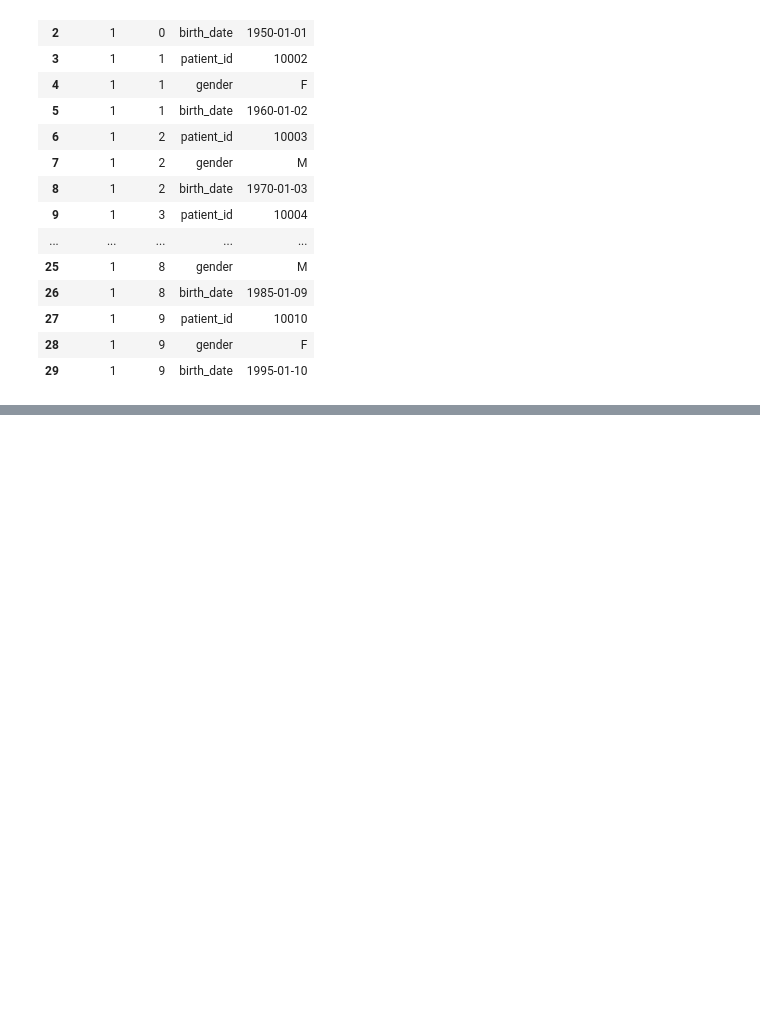
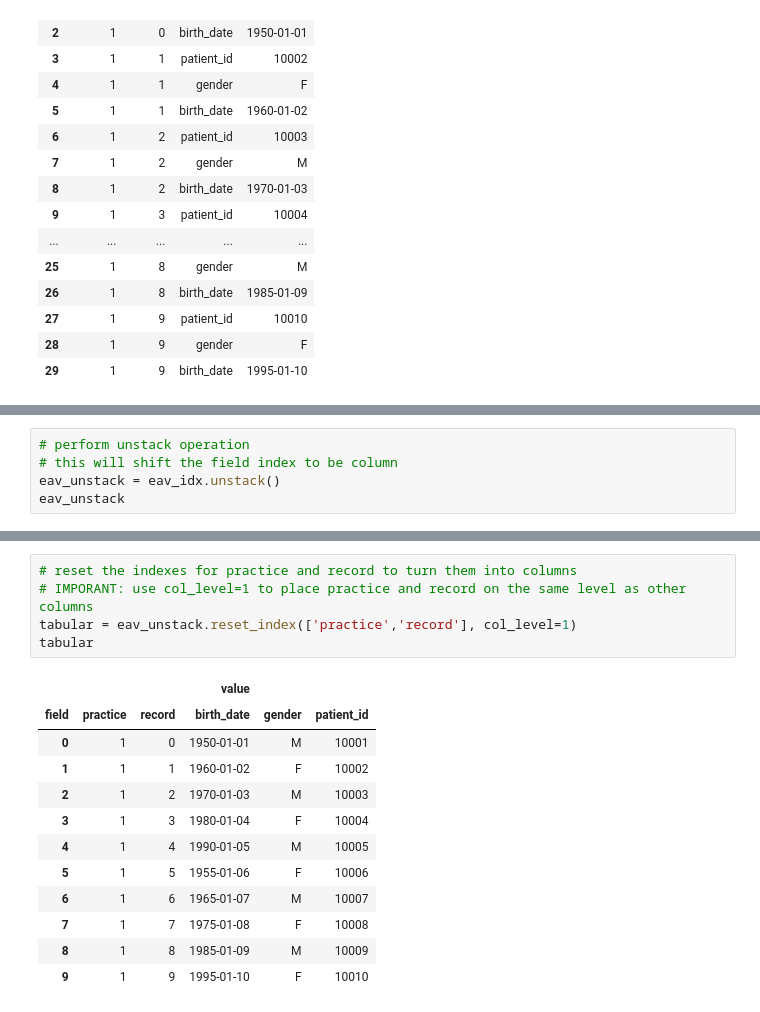
Before and after one commit to wdduncan/data-source-translation, a Jupyter notebook: notebook/stack_EAV.ipynb, the cells around one changed output, grey strips where cells are left out. Saved outputs shown, nothing was run; the diff lists cells and outputs as text; blank space fills up the shorter version.

```diff
--- a/notebook/stack_EAV.ipynb
+++ b/notebook/stack_EAV.ipynb
@@ -212,0 +238,5 @@ eav.to_csv(index=False)
+# %%
+# perform unstack operation
+# this will shift the field index to be column
+eav_unstack = eav_idx.unstack()
+eav_unstack
@@ -212,0 +257,18 @@ eav.to_csv(index=False)
+# %%
+# reset the indexes for practice and record to turn them into columns
+# IMPORANT: use col_level=1 to place practice and record on the same level as other columns
+tabular = eav_unstack.reset_index(['practice','record'], col_level=1)
+tabular
+# %% [output]
+|  |  |  | value |  |  |
+| field | practice | record | birth_date | gender | patient_id |
+| 0 | 1 | 0 | 1950-01-01 | M | 10001 |
+| 1 | 1 | 1 | 1960-01-02 | F | 10002 |
+| 2 | 1 | 2 | 1970-01-03 | M | 10003 |
+| 3 | 1 | 3 | 1980-01-04 | F | 10004 |
+| 4 | 1 | 4 | 1990-01-05 | M | 10005 |
+| 5 | 1 | 5 | 1955-01-06 | F | 10006 |
+| 6 | 1 | 6 | 1965-01-07 | M | 10007 |
+| 7 | 1 | 7 | 1975-01-08 | F | 10008 |
+| 8 | 1 | 8 | 1985-01-09 | M | 10009 |
+| 9 | 1 | 9 | 1995-01-10 | F | 10010 |
```
Also changed, not shown: parts of 6 cells of this notebook.
